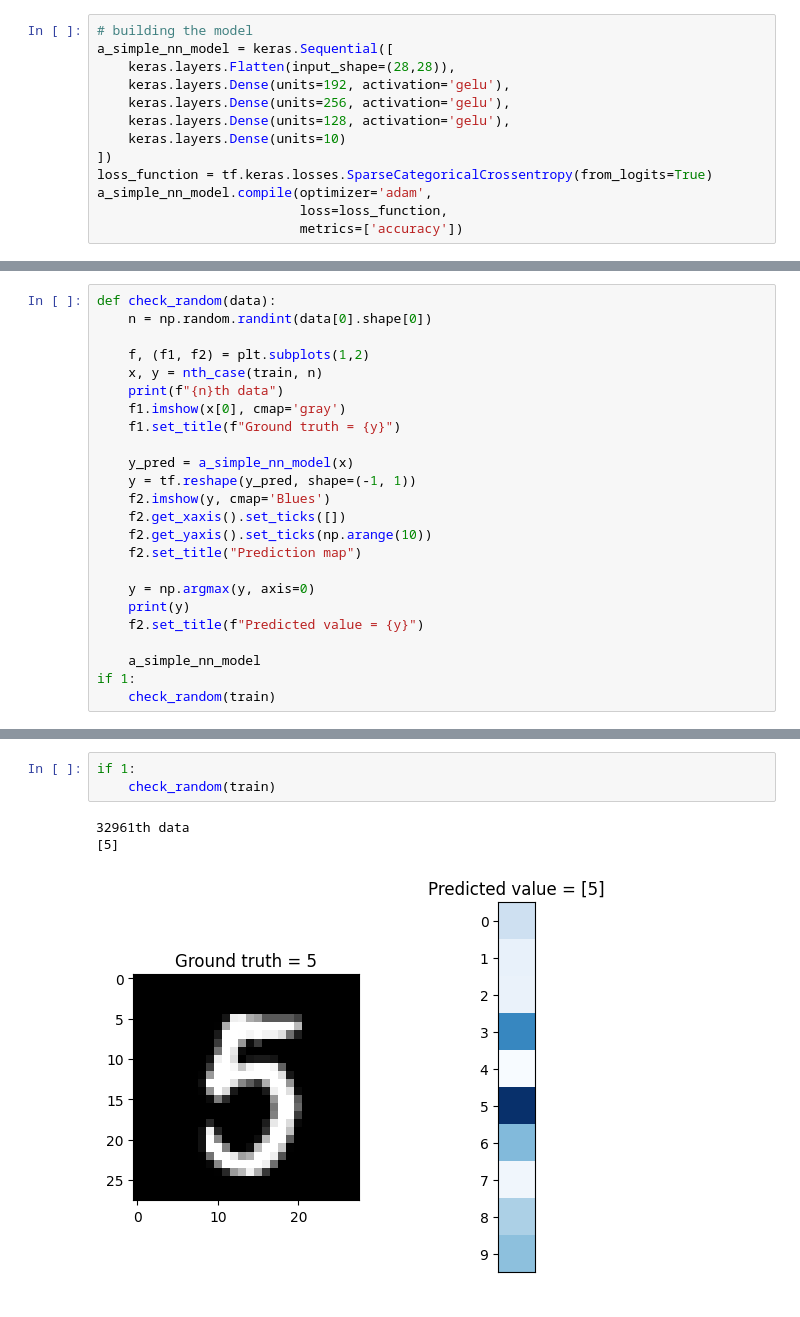
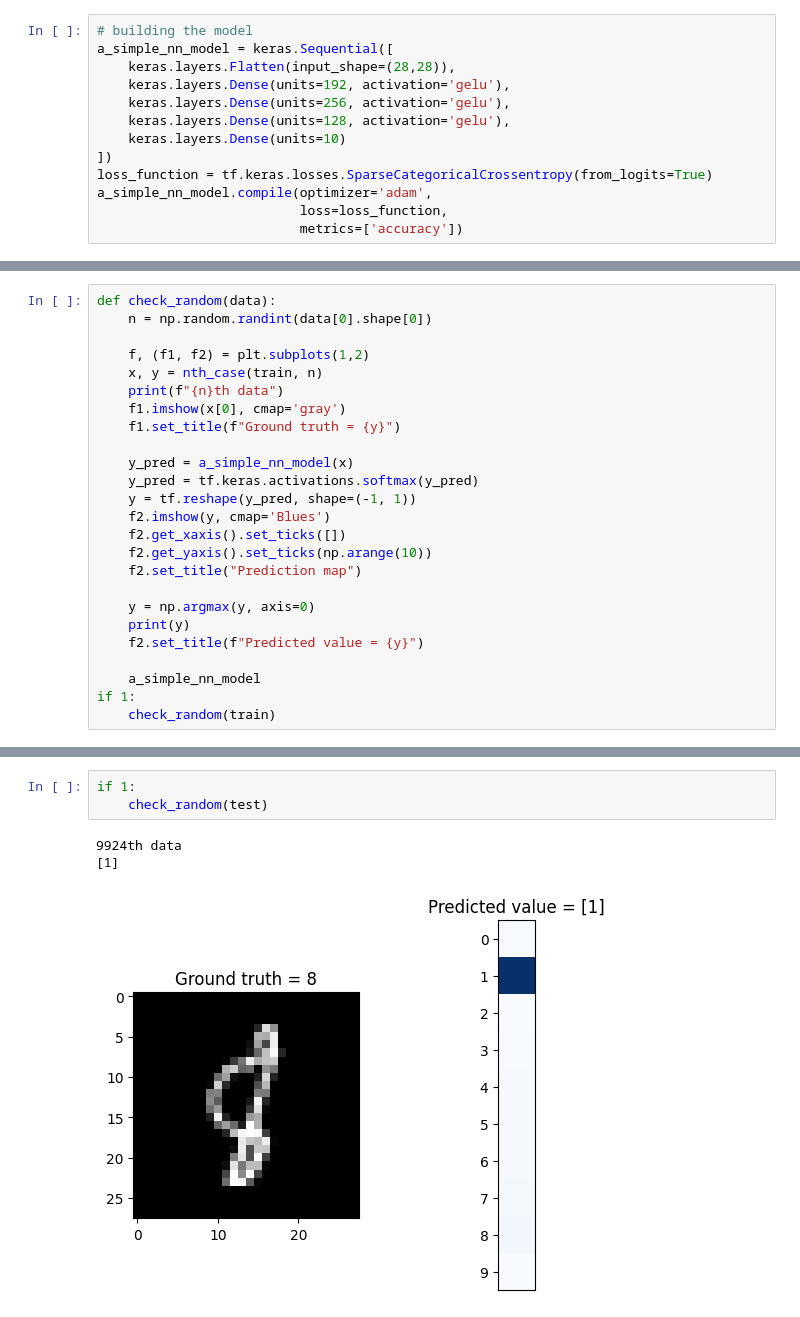
Before and after one commit to krischal111/Learning-ML-by-implementing-myself, a Jupyter notebook: Applying/mnist.ipynb, the cells around one changed output, grey strips where cells are left out. Drawn from its saved outputs; the diff is of its cells as text.

```diff
--- a/Applying/mnist.ipynb
+++ b/Applying/mnist.ipynb
@@ -71,6 +71,7 @@ def check_random(data):
     f1.set_title(f"Ground truth = {y}")
 
     y_pred = a_simple_nn_model(x)
+    y_pred = tf.keras.activations.softmax(y_pred)
     y = tf.reshape(y_pred, shape=(-1, 1))
     f2.imshow(y, cmap='Blues')
     f2.get_xaxis().set_ticks([])
@@ -97,10 +98,10 @@ a_simple_nn_model.evaluate(test[0], test[1], verbose=2)
 # %%
 if 1:
-    check_random(train)
+    check_random(test)
 # %% [output]
-32961th data
-[5]
+9924th data
+[1]
-[figure, old version]
+[figure, new version]
 # %%
 questionable_train_cases = [42093]
 questionable_test_cases = []
```
Also changed, not shown: parts of 5 cells of this notebook, 2 other files.
